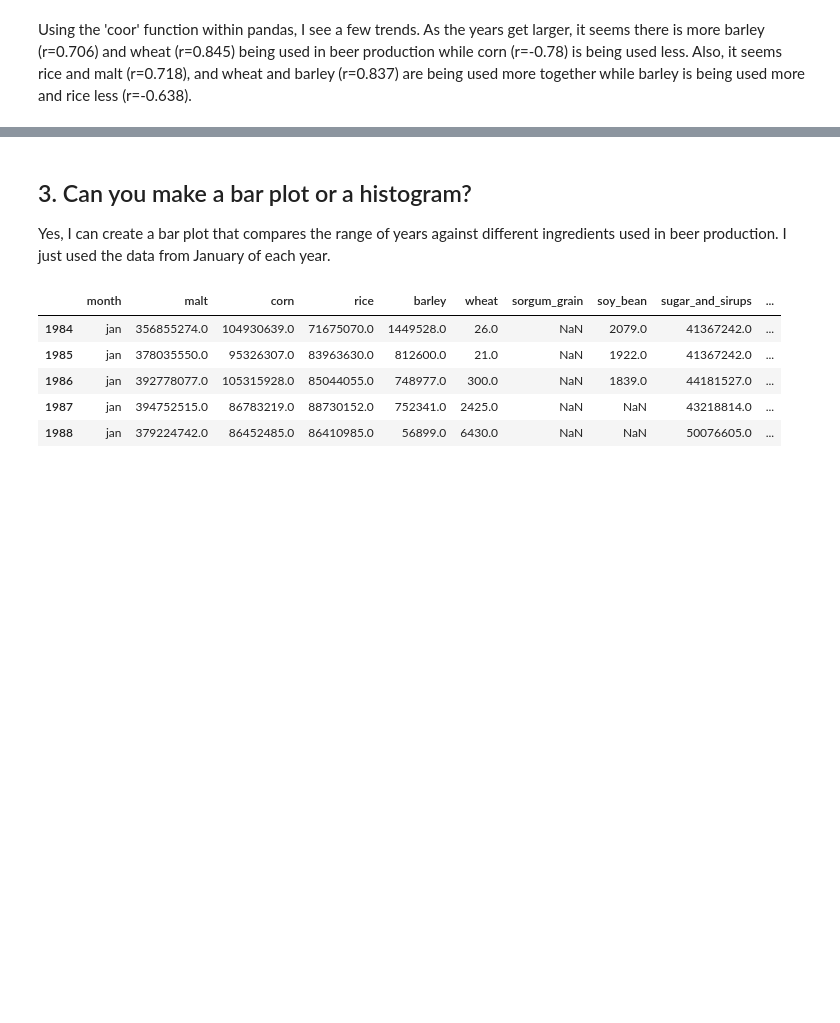
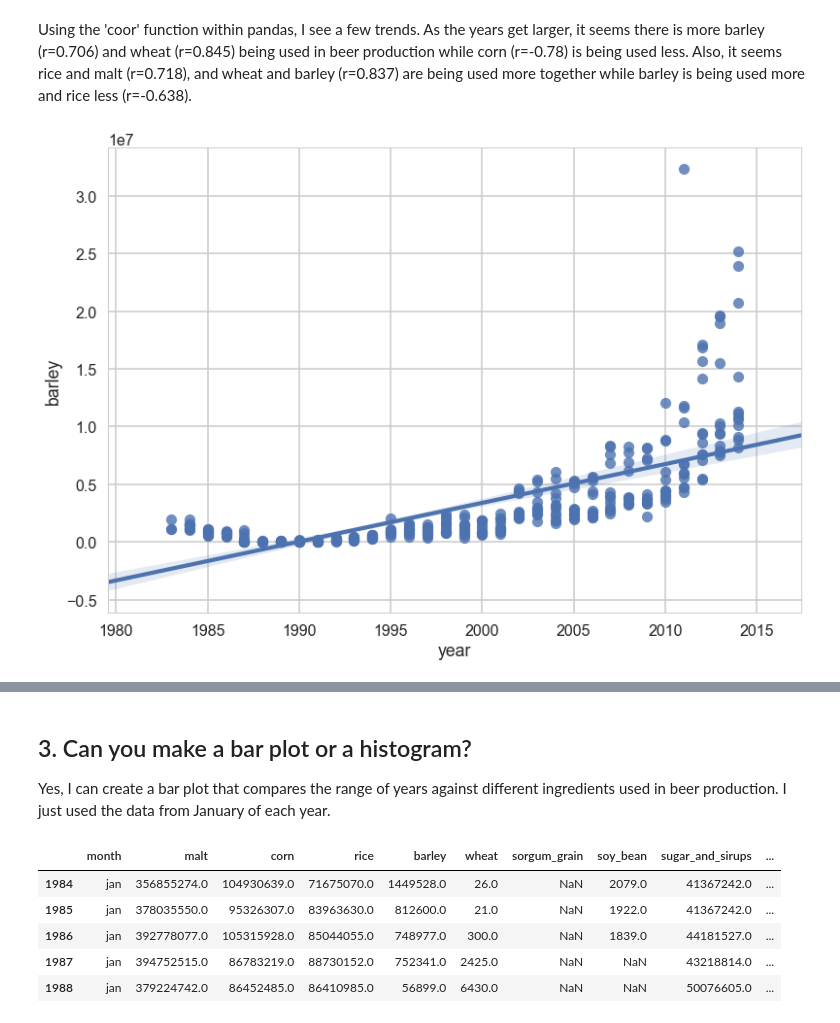
Before and after one commit to RyanCrumpler/Springboard, a Jupyter notebook: Capstone_TTB+Beer+Stats.ipynb, the cells around one changed output, grey strips where cells are left out. Saved outputs shown, nothing was run; the diff lists cells and outputs as text; code cells hidden in the pictures; blank space fills up the shorter version.

```diff
--- a/Capstone_TTB+Beer+Stats.ipynb
+++ b/Capstone_TTB+Beer+Stats.ipynb
@@ -65,3 +70,8 @@ beer.corr()
 | other | -0.094870 | 0.249440 | -0.000913 | 0.226799 | -0.076060 | -0.040817 | -0.236536 | -0.305078 | -0.479492 | ... |
 # %% [markdown]
 Using the 'coor' function within pandas, I see a few trends.  As the years get larger, it seems there is more barley (r=0.706) and wheat (r=0.845) being used in beer production while corn (r=-0.78) is being used less.  Also, it seems rice and malt (r=0.718), and wheat and barley (r=0.837) are being used more together while barley is being used more and rice less (r=-0.638).
+# %%
+sns.regplot(y="barley", x="year", data=beer, fit_reg = True)
+plt.show()
+# %% [output]
+[figure, added]
```
Also changed, not shown: parts of 7 cells of this notebook.
